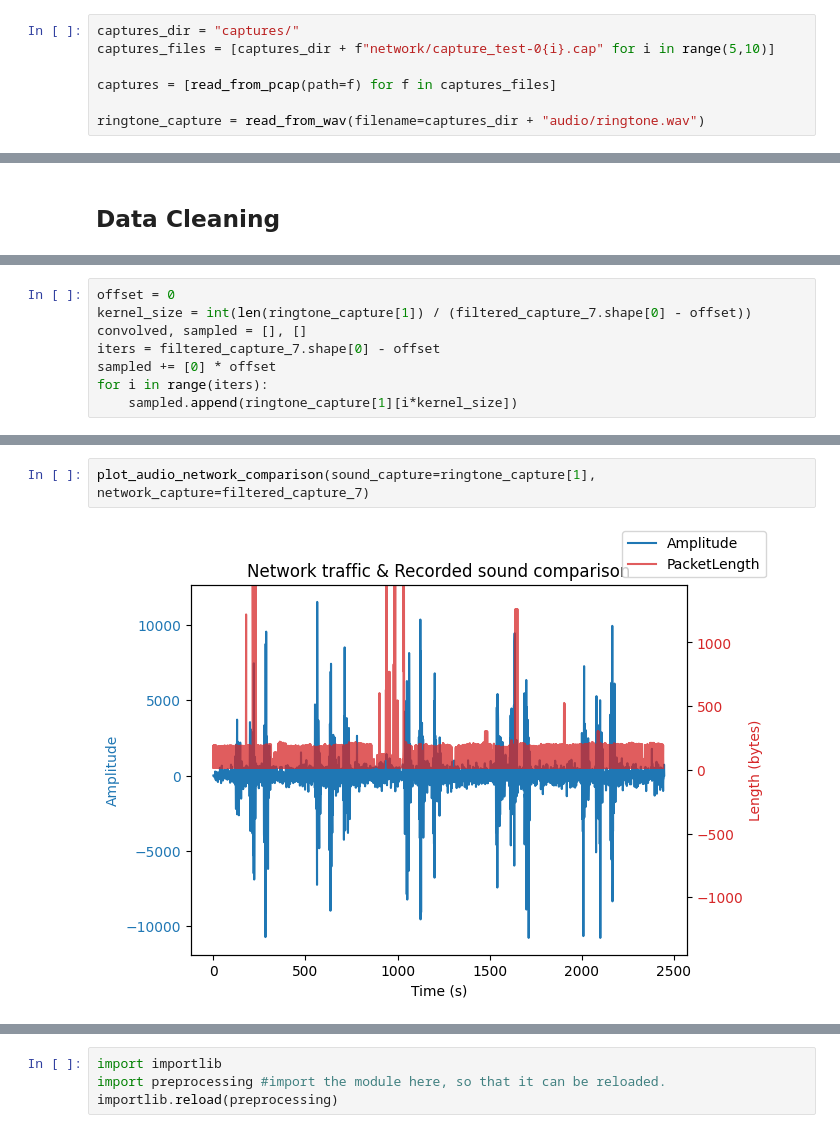
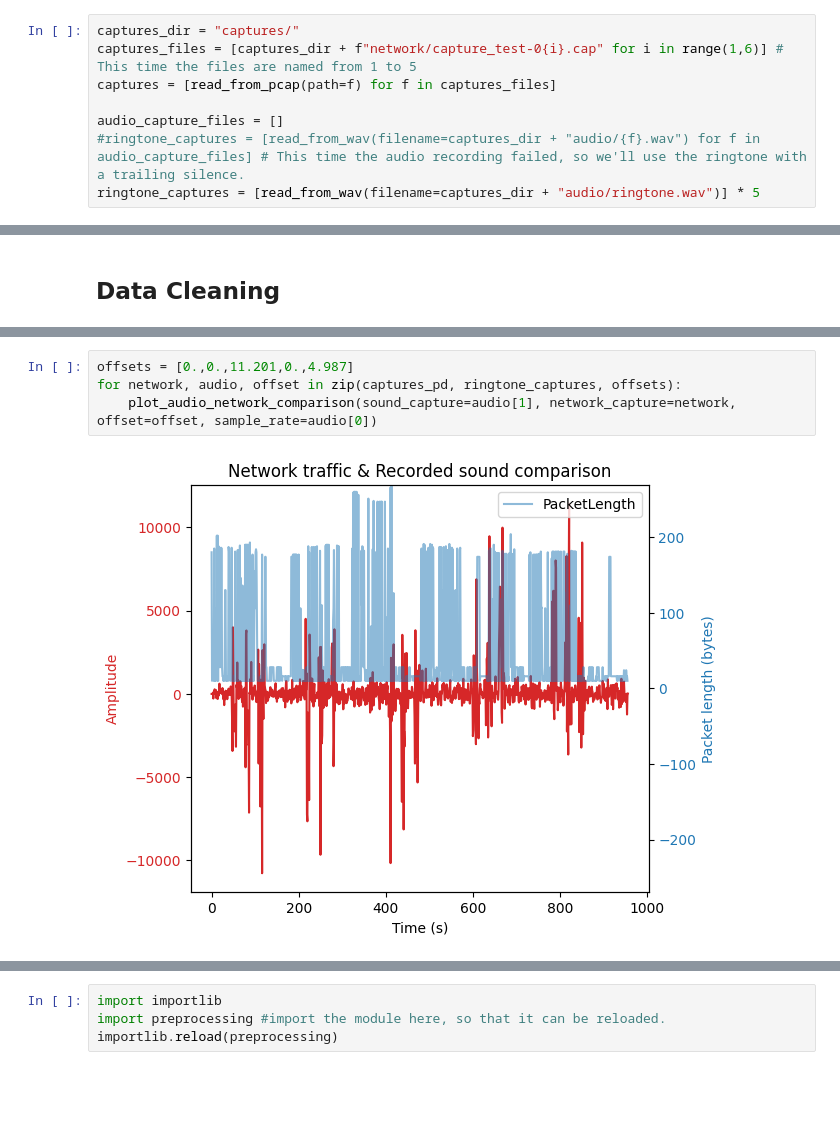
Before and after one commit to nsimonato8/atcns-demo, a Jupyter notebook: cleaner_test.ipynb, the cells around one changed output, grey strips where cells are left out. Drawn from its saved outputs; the diff is of its cells as text; blank space fills up the shorter version.

```diff
--- a/cleaner_test.ipynb
+++ b/cleaner_test.ipynb
@@ -22,9 +35,10 @@ from preprocessing import flow_creation, binary_labeler
 # %%
 captures_dir = "captures/"
-captures_files = [captures_dir + f"network/capture_test-0{i}.cap" for i in range(5,10)]
-
+captures_files = [captures_dir + f"network/capture_test-0{i}.cap" for i in range(1,6)] # This time the files are named from 1 to 5
 captures = [read_from_pcap(path=f) for f in captures_files]
 
-ringtone_capture = read_from_wav(filename=captures_dir + "audio/ringtone.wav")
+audio_capture_files = []
+#ringtone_captures = [read_from_wav(filename=captures_dir + "audio/{f}.wav") for f in audio_capture_files] # This time the audio recording failed, so we'll use the ringtone with a trailing silence.
+ringtone_captures = [read_from_wav(filename=captures_dir + "audio/ringtone.wav")] * 5
 # %%
 captures_pd = list(map(lambda x: feature_expansion_raw(x), captures))
@@ -180,8 +76,0 @@ len(ringtone_capture[1]), filtered_capture_7.shape[0]
-# %%
-offset = 0
-kernel_size = int(len(ringtone_capture[1]) / (filtered_capture_7.shape[0] - offset))
-convolved, sampled = [], []
-iters = filtered_capture_7.shape[0] - offset
-sampled += [0] * offset
-for i in range(iters):
-    sampled.append(ringtone_capture[1][i*kernel_size])
@@ -237,4 +77,6 @@ def plot_audio_network_comparison(sound_capture: list[float], network_capture: p
-# %%
-plot_audio_network_comparison(sound_capture=ringtone_capture[1], network_capture=filtered_capture_7)
-# %% [output]
-[figure, removed]
+# %%
+offsets = [0.,0.,11.201,0.,4.987]
+for network, audio, offset in zip(captures_pd, ringtone_captures, offsets):
+    plot_audio_network_comparison(sound_capture=audio[1], network_capture=network, offset=offset, sample_rate=audio[0])
+# %% [output]
+[figure, added]
```
Also changed, not shown: parts of 44 cells of this notebook, 1 other file.
